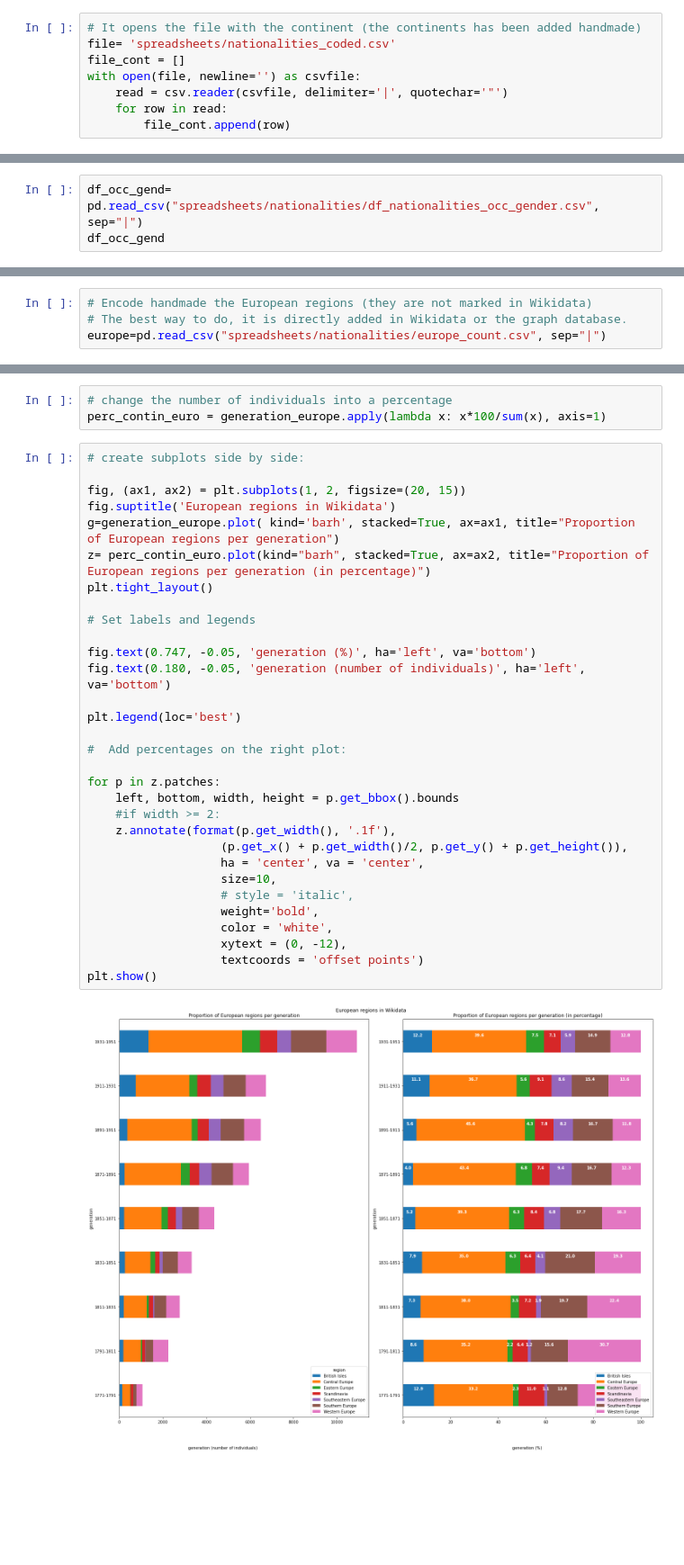
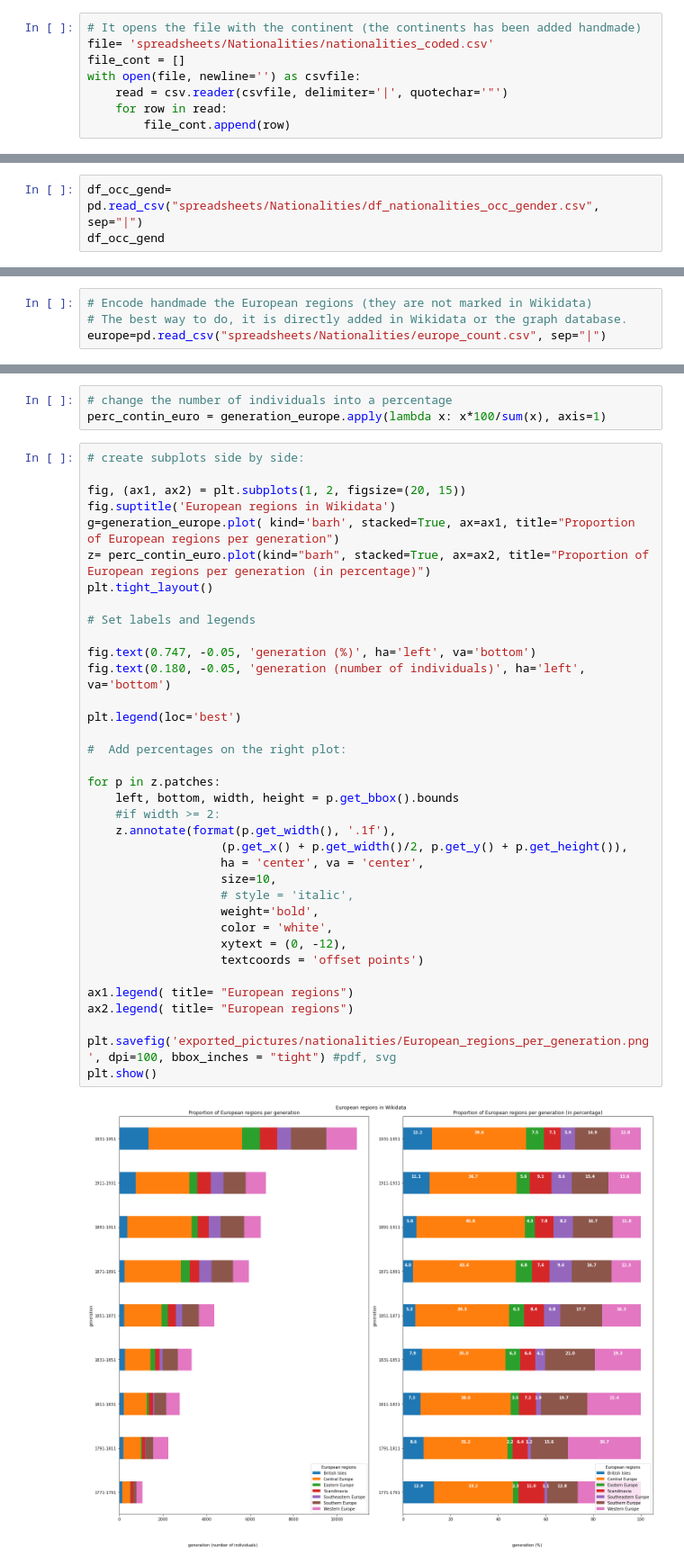
Before and after one commit to Semantic-Data-for-Humanities/Economists_Jurists, a Jupyter notebook: Notebooks/Analysis_nationalities_wikidata.ipynb, the cells around one changed output, grey strips where cells are left out. Shown at 90% size. Saved outputs shown, nothing was run; the diff lists cells and outputs as text; blank space fills up the shorter version.

```diff
--- a/Notebooks/Analysis_nationalities_wikidata.ipynb
+++ b/Notebooks/Analysis_nationalities_wikidata.ipynb
@@ -113,7 +113,7 @@ with open(file, 'w', newline='') as csvfile:
         writ.writerow(l)
 # %%
 # It opens the file with the continent (the continents has been added handmade)
-file= 'spreadsheets/nationalities_coded.csv'
+file= 'spreadsheets/Nationalities/nationalities_coded.csv'
 file_cont = []
 with open(file, newline='') as csvfile:
     read = csv.reader(csvfile, delimiter='|', quotechar='"')
@@ -584,5 +584,5 @@ df_occ_gend.to_csv('spreadsheets/nationalities/df_nationalities_occ_gender.csv',
 # %%
-df_occ_gend= pd.read_csv("spreadsheets/nationalities/df_nationalities_occ_gender.csv", sep="|")
+df_occ_gend= pd.read_csv("spreadsheets/Nationalities/df_nationalities_occ_gender.csv", sep="|")
 df_occ_gend
 # %% [output]
 |  | uri_entity | year | nationality | occupation | gender |
@@ -1056,7 +1058,7 @@ europe.to_csv('spreadsheets/nationalities/europe.csv', sep="|",index=False)
 # %%
 # Encode handmade the European regions (they are not marked in Wikidata)
 # The best way to do, it is directly added in Wikidata or the graph database.
-europe=pd.read_csv("spreadsheets/nationalities/europe_count.csv", sep="|")
+europe=pd.read_csv("spreadsheets/Nationalities/europe_count.csv", sep="|")
 # %%
 europe.head()
 # %% [output]
@@ -1549,31 +1555,36 @@ perc_contin_euro = generation_europe.apply(lambda x: x*100/sum(x), axis=1)
 
 fig, (ax1, ax2) = plt.subplots(1, 2, figsize=(20, 15))
 fig.suptitle('European regions in Wikidata')
 g=generation_europe.plot( kind='barh', stacked=True, ax=ax1, title="Proportion of European regions per generation")
 z= perc_contin_euro.plot(kind="barh", stacked=True, ax=ax2, title="Proportion of European regions per generation (in percentage)")
 plt.tight_layout()
 
 # Set labels and legends
 
 fig.text(0.747, -0.05, 'generation (%)', ha='left', va='bottom')
 fig.text(0.180, -0.05, 'generation (number of individuals)', ha='left', va='bottom')
 
 plt.legend(loc='best')
 
 #  Add percentages on the right plot:
 
 for p in z.patches:
     left, bottom, width, height = p.get_bbox().bounds
     #if width >= 2:
     z.annotate(format(p.get_width(), '.1f'),
                    (p.get_x() + p.get_width()/2, p.get_y() + p.get_height()),
                    ha = 'center', va = 'center',
                    size=10,
                    # style = 'italic',
                    weight='bold',
                    color = 'white',
                    xytext = (0, -12),
                    textcoords = 'offset points')
+
+ax1.legend( title= "European regions")
+ax2.legend( title= "European regions")
+
+plt.savefig('exported_pictures/nationalities/European_regions_per_generation.png', dpi=100, bbox_inches = "tight") #pdf, svg
 plt.show()
 # %% [output]
-[figure, old version]
+[figure, new version]
```
Also changed, not shown: parts of 15 cells of this notebook, 5 other files.
